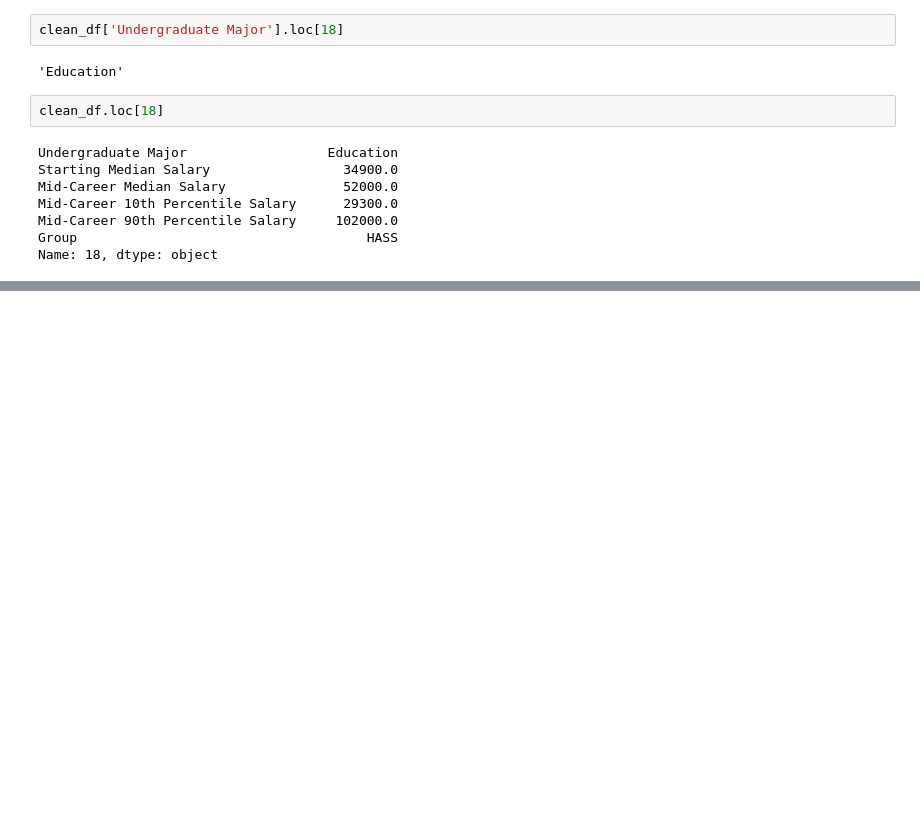
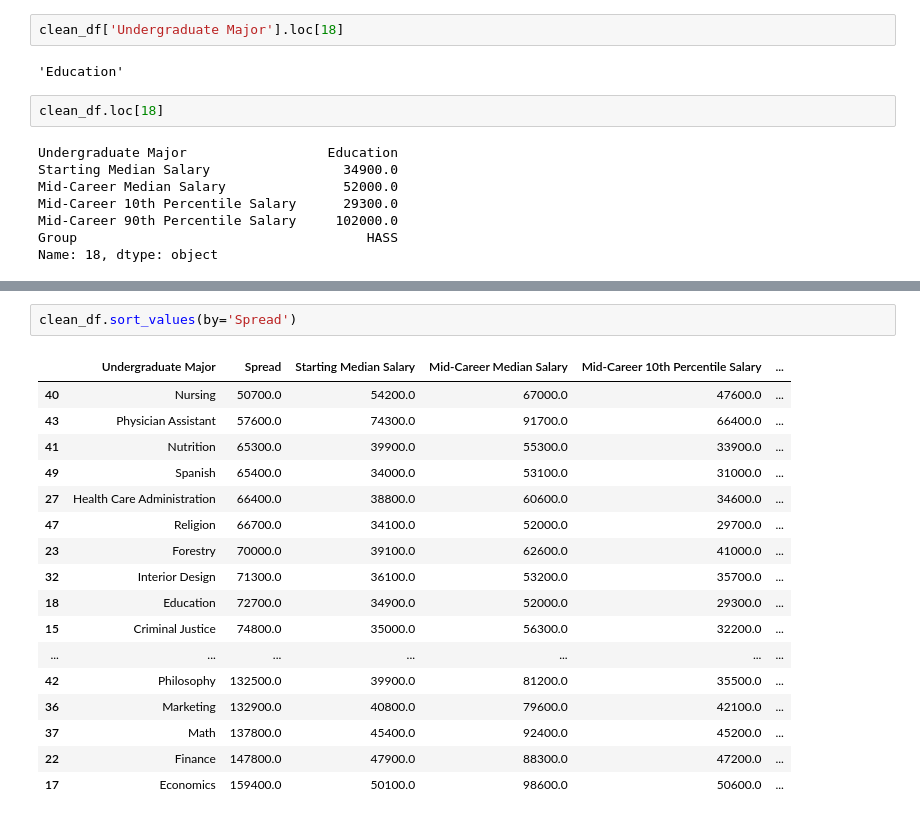
Before and after one commit to itsrabinbhat/100DaysofPython, a Jupyter notebook: data_analysis/salaries_data_analysis.ipynb, the cells around one changed output, grey strips where cells are left out. Saved outputs shown, nothing was run; the diff lists cells and outputs as text; blank space fills up the shorter version.

```diff
--- a/data_analysis/salaries_data_analysis.ipynb
+++ b/data_analysis/salaries_data_analysis.ipynb
@@ -148,0 +153,20 @@ Name: 18, dtype: object
+# %%
+clean_df.sort_values(by='Spread')
+# %% [output]
+|  | Undergraduate Major | Spread | Starting Median Salary | Mid-Career Median Salary | Mid-Career 10th Percentile Salary | ... |
+| 40 | Nursing | 50700.0 | 54200.0 | 67000.0 | 47600.0 | ... |
+| 43 | Physician Assistant | 57600.0 | 74300.0 | 91700.0 | 66400.0 | ... |
+| 41 | Nutrition | 65300.0 | 39900.0 | 55300.0 | 33900.0 | ... |
+| 49 | Spanish | 65400.0 | 34000.0 | 53100.0 | 31000.0 | ... |
+| 27 | Health Care Administration | 66400.0 | 38800.0 | 60600.0 | 34600.0 | ... |
+| 47 | Religion | 66700.0 | 34100.0 | 52000.0 | 29700.0 | ... |
+| 23 | Forestry | 70000.0 | 39100.0 | 62600.0 | 41000.0 | ... |
+| 32 | Interior Design | 71300.0 | 36100.0 | 53200.0 | 35700.0 | ... |
+| 18 | Education | 72700.0 | 34900.0 | 52000.0 | 29300.0 | ... |
+| 15 | Criminal Justice | 74800.0 | 35000.0 | 56300.0 | 32200.0 | ... |
+| ... | ... | ... | ... | ... | ... | ... |
+| 42 | Philosophy | 132500.0 | 39900.0 | 81200.0 | 35500.0 | ... |
+| 36 | Marketing | 132900.0 | 40800.0 | 79600.0 | 42100.0 | ... |
+| 37 | Math | 137800.0 | 45400.0 | 92400.0 | 45200.0 | ... |
+| 22 | Finance | 147800.0 | 47900.0 | 88300.0 | 47200.0 | ... |
+| 17 | Economics | 159400.0 | 50100.0 | 98600.0 | 50600.0 | ... |
```
Also changed, not shown: parts of 13 cells of this notebook.
